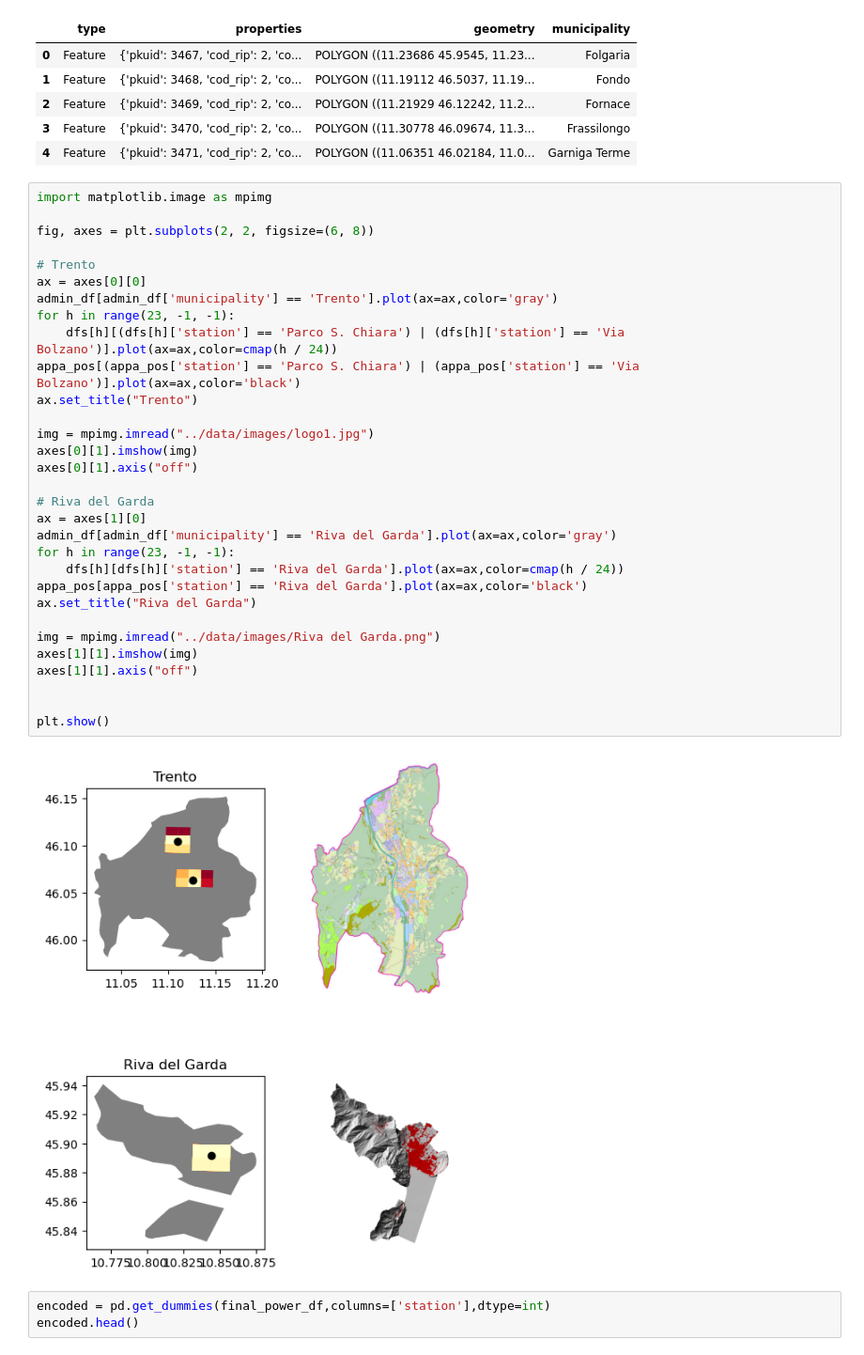
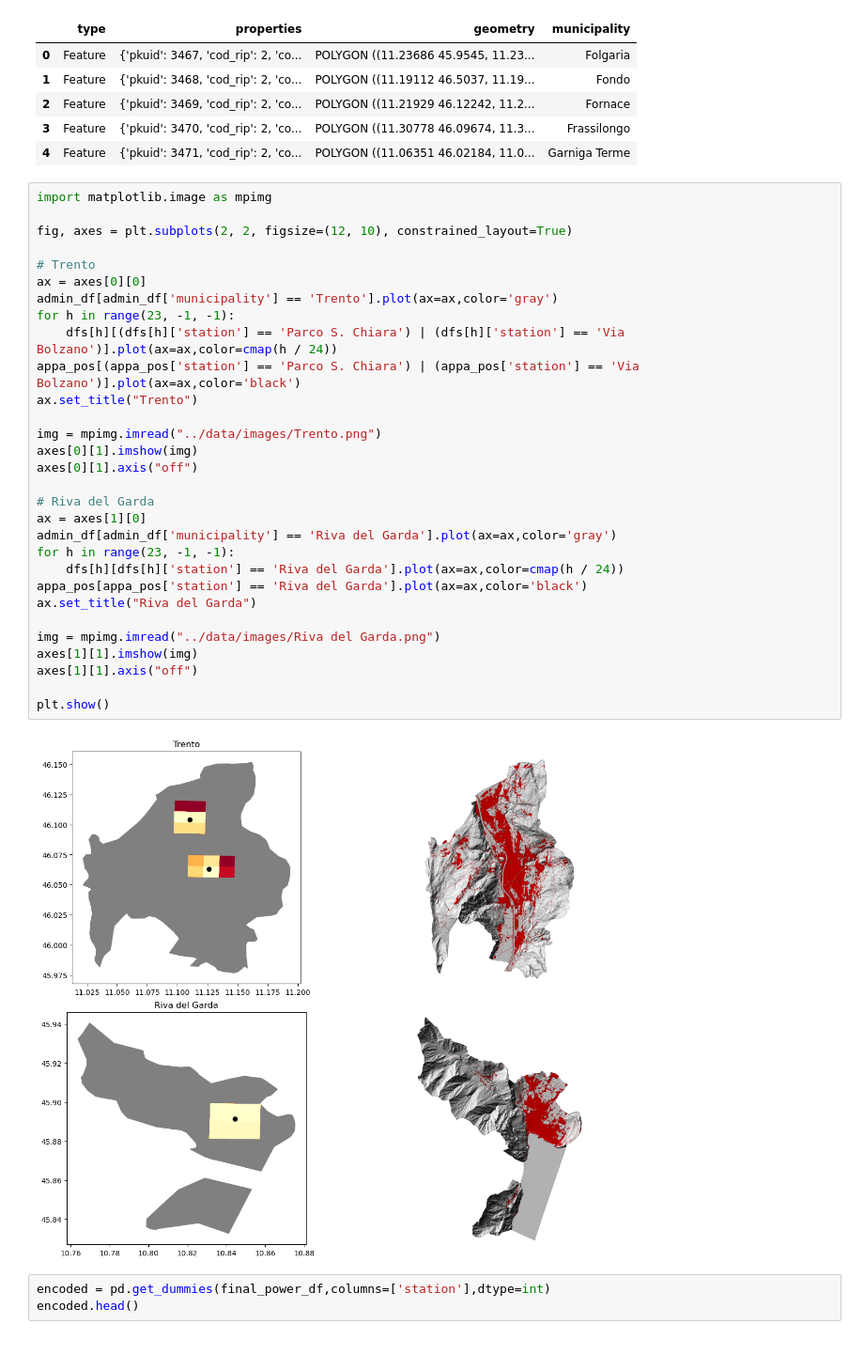
Before and after one commit to CarloDegasperi/DataScience, a Jupyter notebook: carlo/elettricità.ipynb, the cells around one changed output. Shown at 94% size. Drawn from its saved outputs; the diff is of its cells as text.

```diff
--- a/carlo/elettricità.ipynb
+++ b/carlo/elettricità.ipynb
@@ -241,36 +241,35 @@ admin_df.head()
 # %%
 import matplotlib.image as mpimg
 
-fig, axes = plt.subplots(2, 2, figsize=(6, 8))
+fig, axes = plt.subplots(2, 2, figsize=(12, 10), constrained_layout=True)
 
 # Trento
 ax = axes[0][0]
 admin_df[admin_df['municipality'] == 'Trento'].plot(ax=ax,color='gray')
 for h in range(23, -1, -1):
     dfs[h][(dfs[h]['station'] == 'Parco S. Chiara') | (dfs[h]['station'] == 'Via Bolzano')].plot(ax=ax,color=cmap(h / 24))
 appa_pos[(appa_pos['station'] == 'Parco S. Chiara') | (appa_pos['station'] == 'Via Bolzano')].plot(ax=ax,color='black')
 ax.set_title("Trento")
 
-img = mpimg.imread("../data/images/logo1.jpg")
+img = mpimg.imread("../data/images/Trento.png")
 axes[0][1].imshow(img)
 axes[0][1].axis("off")
 
 # Riva del Garda
 ax = axes[1][0]
 admin_df[admin_df['municipality'] == 'Riva del Garda'].plot(ax=ax,color='gray')
 for h in range(23, -1, -1):
     dfs[h][dfs[h]['station'] == 'Riva del Garda'].plot(ax=ax,color=cmap(h / 24))
 appa_pos[appa_pos['station'] == 'Riva del Garda'].plot(ax=ax,color='black')
 ax.set_title("Riva del Garda")
 
 img = mpimg.imread("../data/images/Riva del Garda.png")
 axes[1][1].imshow(img)
 axes[1][1].axis("off")
 
-
 plt.show()
 # %% [output]
-[figure, old version]
+[figure, new version]
 # %%
 encoded = pd.get_dummies(final_power_df,columns=['station'],dtype=int)
 encoded.head()
```
Also changed, not shown: 2 other files.
